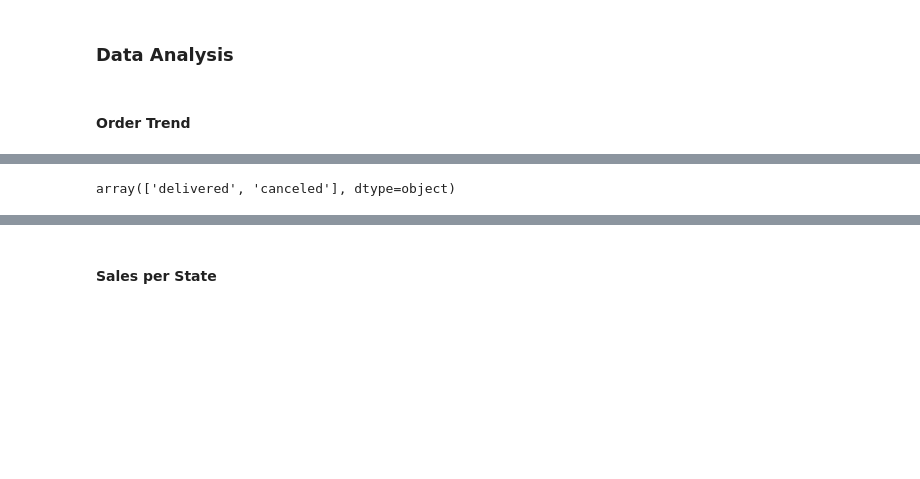
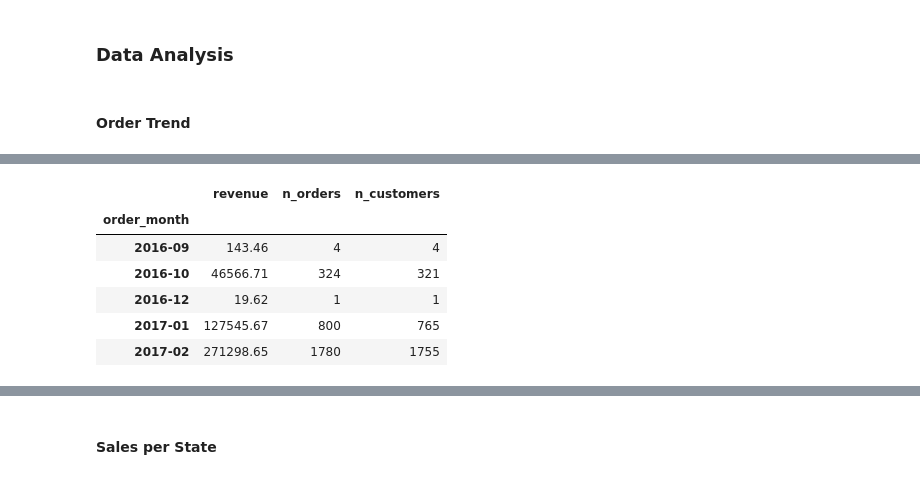
Before and after one commit to aridiawan/ecommerce-analysis, a Jupyter notebook: notebooks/2.0.1-EDA.ipynb, the cells around one changed output, grey strips where cells are left out. Saved outputs shown, nothing was run; the diff lists cells and outputs as text; code cells hidden in the pictures; blank space fills up the shorter version.

```diff
--- a/notebooks/2.0.1-EDA.ipynb
+++ b/notebooks/2.0.1-EDA.ipynb
@@ -74,4 +60,15 @@ data_eda
-# %%
-data_eda['order_status'].unique()
-# %% [output]
-array(['delivered', 'canceled'], dtype=object)
+# %%
+dfRev = data_eda.query('order_status == "delivered"').drop_duplicates(subset=['order_id','order_purchase_timestamp','payment_sequential','payment_value'], keep='first').groupby('order_month')['payment_value'].sum()
+dfOrd = data_eda.groupby('order_month')['order_id'].nunique()
+dfCust = data_eda.groupby('order_month')['customer_unique_id'].nunique()
+
+dfTrend = pd.concat([dfRev,dfOrd,dfCust], axis=1).rename(columns={"payment_value": "revenue", "order_id": "n_orders", "customer_unique_id": "n_customers"})
+dfTrend.head()
+# %% [output]
+|  | revenue | n_orders | n_customers |
+| order_month |  |  |  |
+| 2016-09 | 143.46 | 4 | 4 |
+| 2016-10 | 46566.71 | 324 | 321 |
+| 2016-12 | 19.62 | 1 | 1 |
+| 2017-01 | 127545.67 | 800 | 765 |
+| 2017-02 | 271298.65 | 1780 | 1755 |
```
Also changed, not shown: parts of 8 cells of this notebook.
